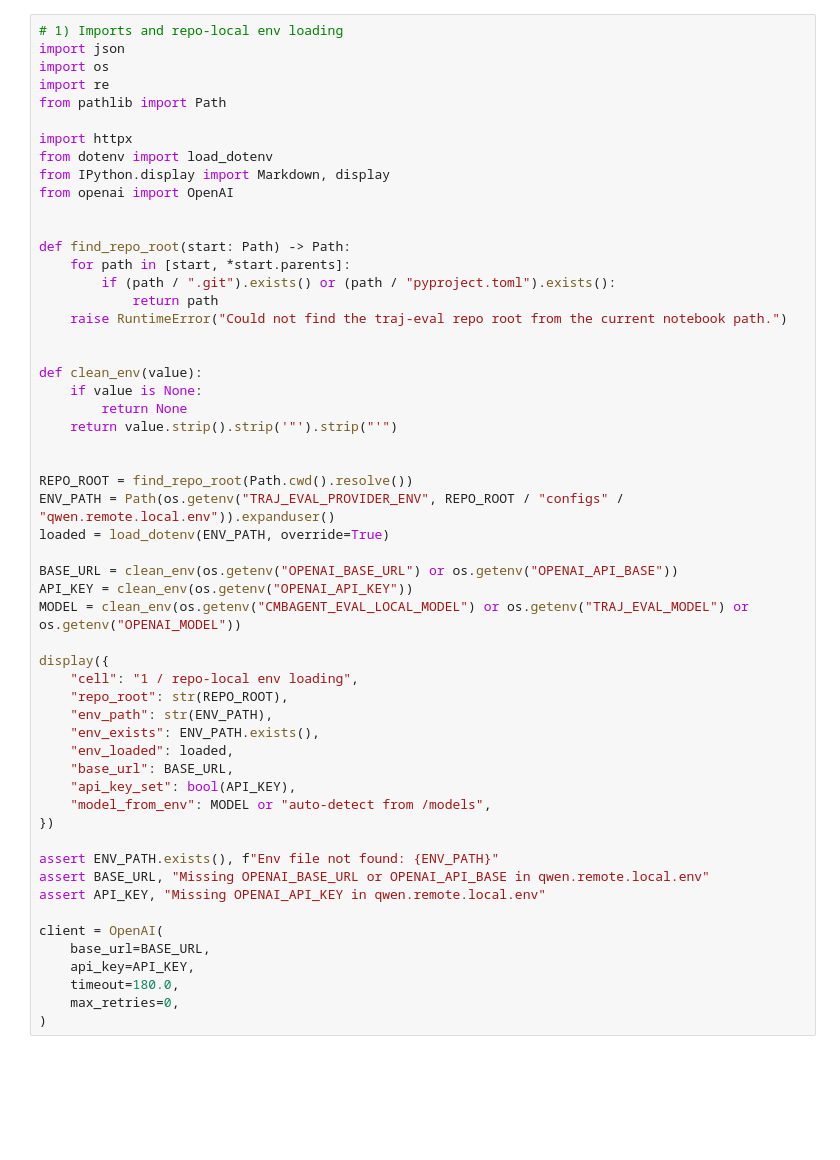
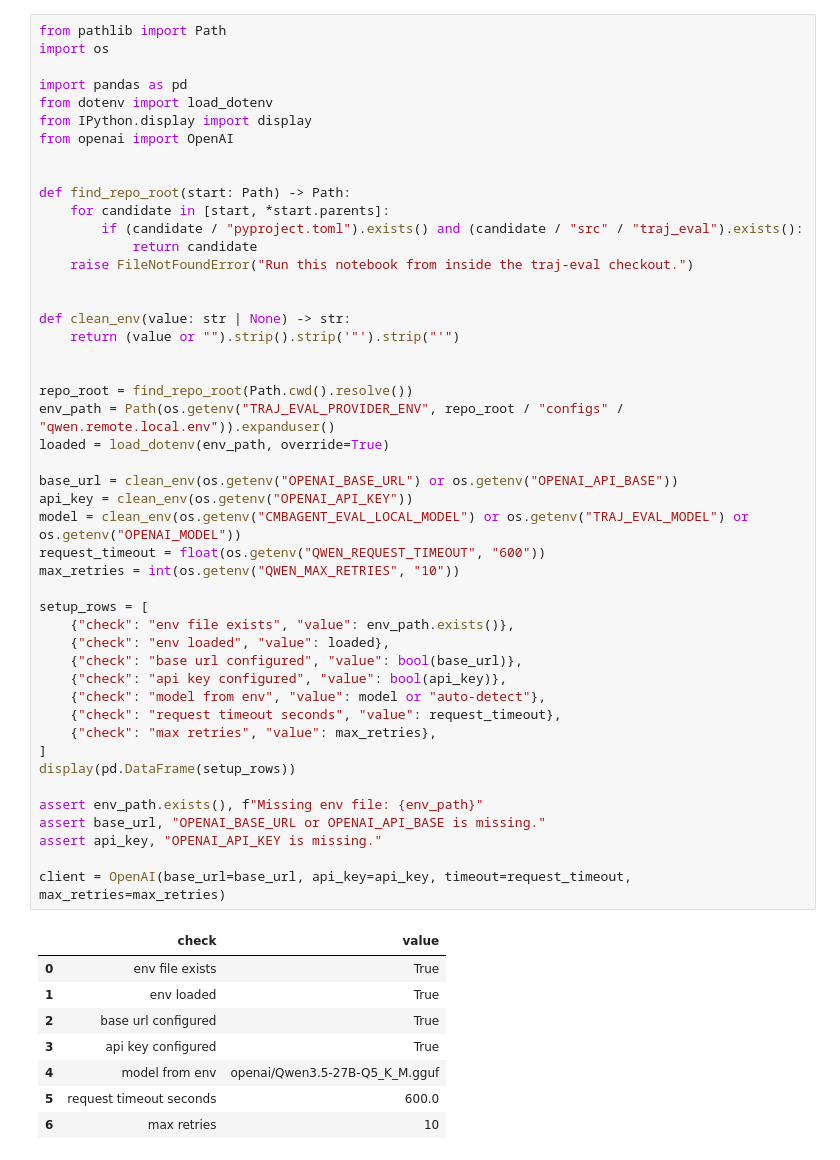
Before and after one commit to msaeedmt/traj-eval, a Jupyter notebook: notebooks/qwen_saeed_stargazer_real1/qwen_test.ipynb, the cells around one changed output. Saved outputs shown, nothing was run; the diff lists cells and outputs as text; blank space fills up the shorter version.

Commit message:
Polish Stargazer Qwen notebooks

```diff
--- a/notebooks/qwen_saeed_stargazer_real1/qwen_test.ipynb
+++ b/notebooks/qwen_saeed_stargazer_real1/qwen_test.ipynb
@@ -5,55 +9,56 @@ Run the cells from top to bottom. This notebook loads the repo-local `configs/qw
 # %%
-# 1) Imports and repo-local env loading
-import json
+from pathlib import Path
 import os
-import re
-from pathlib import Path
 
-import httpx
+import pandas as pd
 from dotenv import load_dotenv
-from IPython.display import Markdown, display
+from IPython.display import display
 from openai import OpenAI
 
 
 def find_repo_root(start: Path) -> Path:
-    for path in [start, *start.parents]:
-        if (path / ".git").exists() or (path / "pyproject.toml").exists():
-            return path
-    raise RuntimeError("Could not find the traj-eval repo root from the current notebook path.")
+    for candidate in [start, *start.parents]:
+        if (candidate / "pyproject.toml").exists() and (candidate / "src" / "traj_eval").exists():
+            return candidate
+    raise FileNotFoundError("Run this notebook from inside the traj-eval checkout.")
 
 
-def clean_env(value):
-    if value is None:
-        return None
-    return value.strip().strip('"').strip("'")
+def clean_env(value: str | None) -> str:
+    return (value or "").strip().strip('"').strip("'")
 
 
-REPO_ROOT = find_repo_root(Path.cwd().resolve())
-ENV_PATH = Path(os.getenv("TRAJ_EVAL_PROVIDER_ENV", REPO_ROOT / "configs" / "qwen.remote.local.env")).expanduser()
-loaded = load_dotenv(ENV_PATH, override=True)
+repo_root = find_repo_root(Path.cwd().resolve())
+env_path = Path(os.getenv("TRAJ_EVAL_PROVIDER_ENV", repo_root / "configs" / "qwen.remote.local.env")).expanduser()
+loaded = load_dotenv(env_path, override=True)
 
-BASE_URL = clean_env(os.getenv("OPENAI_BASE_URL") or os.getenv("OPENAI_API_BASE"))
-API_KEY = clean_env(os.getenv("OPENAI_API_KEY"))
-MODEL = clean_env(os.getenv("CMBAGENT_EVAL_LOCAL_MODEL") or os.getenv("TRAJ_EVAL_MODEL") or os.getenv("OPENAI_MODEL"))
+base_url = clean_env(os.getenv("OPENAI_BASE_URL") or os.getenv("OPENAI_API_BASE"))
+api_key = clean_env(os.getenv("OPENAI_API_KEY"))
+model = clean_env(os.getenv("CMBAGENT_EVAL_LOCAL_MODEL") or os.getenv("TRAJ_EVAL_MODEL") or os.getenv("OPENAI_MODEL"))
+request_timeout = float(os.getenv("QWEN_REQUEST_TIMEOUT", "600"))
+max_retries = int(os.getenv("QWEN_MAX_RETRIES", "10"))
 
-display({
-    "cell": "1 / repo-local env loading",
-    "repo_root": str(REPO_ROOT),
-    "env_path": str(ENV_PATH),
-    "env_exists": ENV_PATH.exists(),
-    "env_loaded": loaded,
-    "base_url": BASE_URL,
-    "api_key_set": bool(API_KEY),
-    "model_from_env": MODEL or "auto-detect from /models",
-})
+setup_rows = [
+    {"check": "env file exists", "value": env_path.exists()},
+    {"check": "env loaded", "value": loaded},
+    {"check": "base url configured", "value": bool(base_url)},
+    {"check": "api key configured", "value": bool(api_key)},
+    {"check": "model from env", "value": model or "auto-detect"},
+    {"check": "request timeout seconds", "value": request_timeout},
+    {"check": "max retries", "value": max_retries},
+]
+display(pd.DataFrame(setup_rows))
 
-assert ENV_PATH.exists(), f"Env file not found: {ENV_PATH}"
-assert BASE_URL, "Missing OPENAI_BASE_URL or OPENAI_API_BASE in qwen.remote.local.env"
-assert API_KEY, "Missing OPENAI_API_KEY in qwen.remote.local.env"
+assert env_path.exists(), f"Missing env file: {env_path}"
+assert base_url, "OPENAI_BASE_URL or OPENAI_API_BASE is missing."
+assert api_key, "OPENAI_API_KEY is missing."
 
-client = OpenAI(
-    base_url=BASE_URL,
-    api_key=API_KEY,
-    timeout=180.0,
-    max_retries=0,
-)
+client = OpenAI(base_url=base_url, api_key=api_key, timeout=request_timeout, max_retries=max_retries)
+# %% [output]
+|  | check | value |
+| 0 | env file exists | True |
+| 1 | env loaded | True |
+| 2 | base url configured | True |
+| 3 | api key configured | True |
+| 4 | model from env | openai/Qwen3.5-27B-Q5_K_M.gguf |
+| 5 | request timeout seconds | 600.0 |
+| 6 | max retries | 10 |
```
Also changed, not shown: parts of 13 cells of this notebook, 2 other files.
